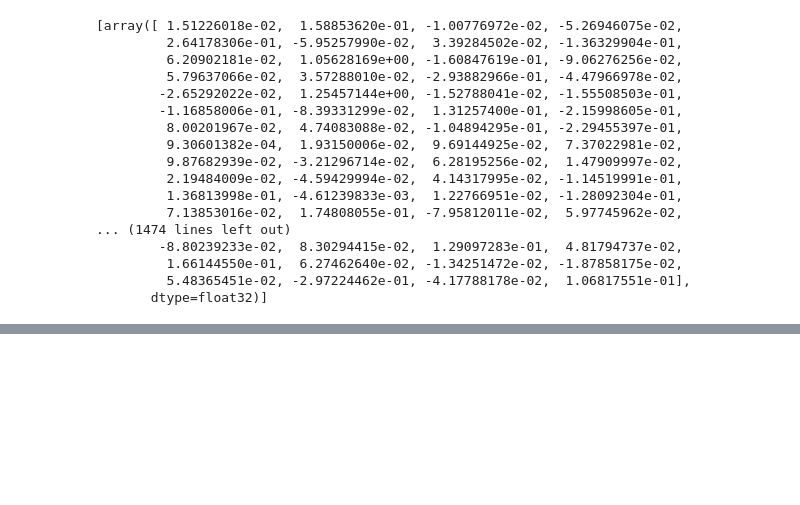
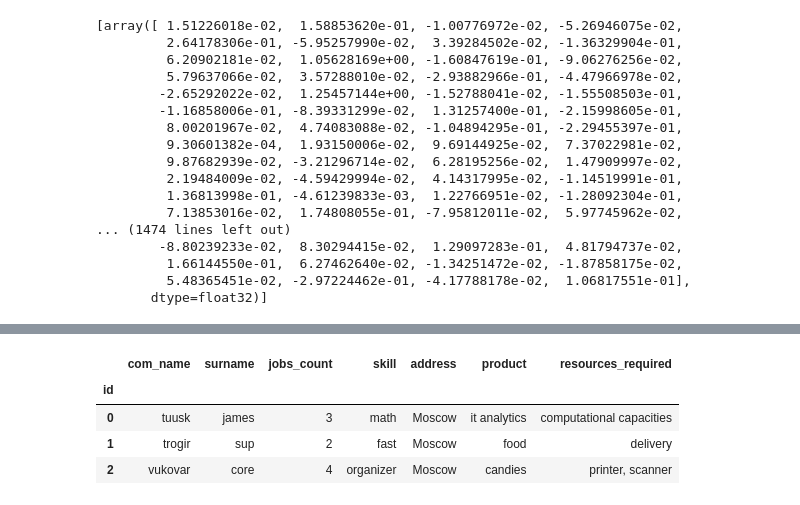
Before and after one commit to cviaai/coronomy, a Jupyter notebook: preprocessing/draft_example.ipynb, the cells around one changed output, grey strips where cells are left out. Saved outputs shown, nothing was run; the diff lists cells and outputs as text; code cells hidden in the pictures; blank space fills up the shorter version.

```diff
--- a/preprocessing/draft_example.ipynb
+++ b/preprocessing/draft_example.ipynb
@@ -253,0 +317,8 @@ vector_list
+# %%
+company_data.head(3)
+# %% [output]
+|  | com_name | surname | jobs_count | skill | address | product | resources_required |
+| id |  |  |  |  |  |  |  |
+| 0 | tuusk | james | 3 | math | Moscow | it analytics | computational capacities |
+| 1 | trogir | sup | 2 | fast | Moscow | food | delivery |
+| 2 | vukovar | core | 4 | organizer | Moscow | candies | printer, scanner |
```
Also changed, not shown: parts of 21 cells of this notebook, 1 other file.
